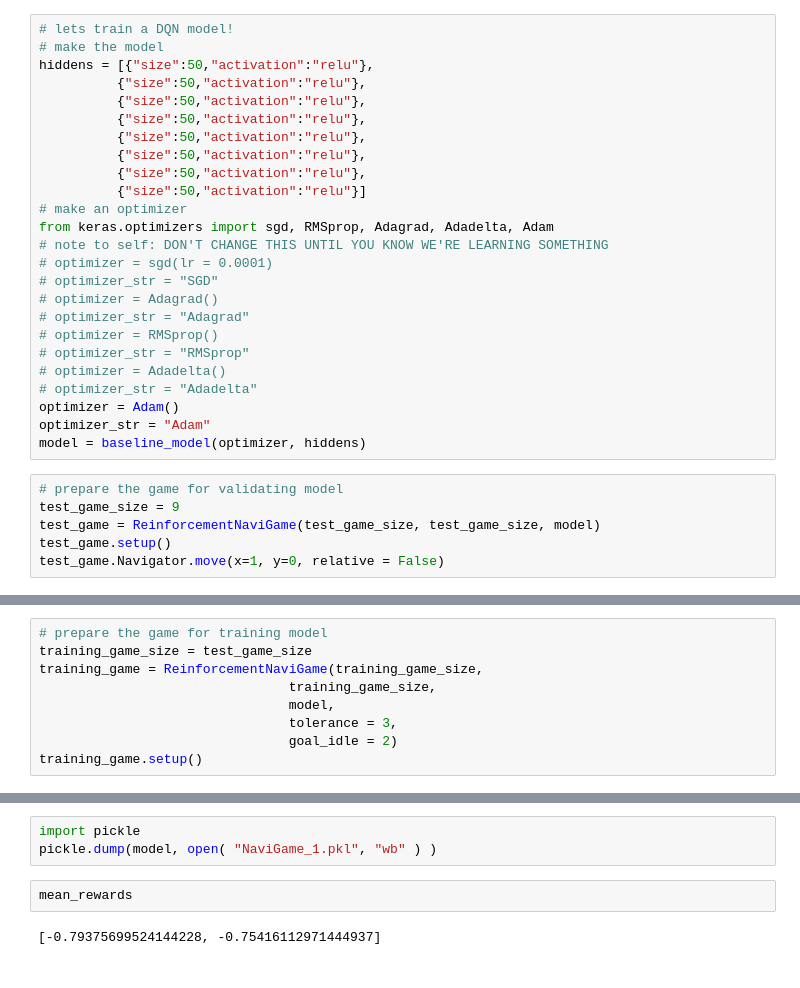
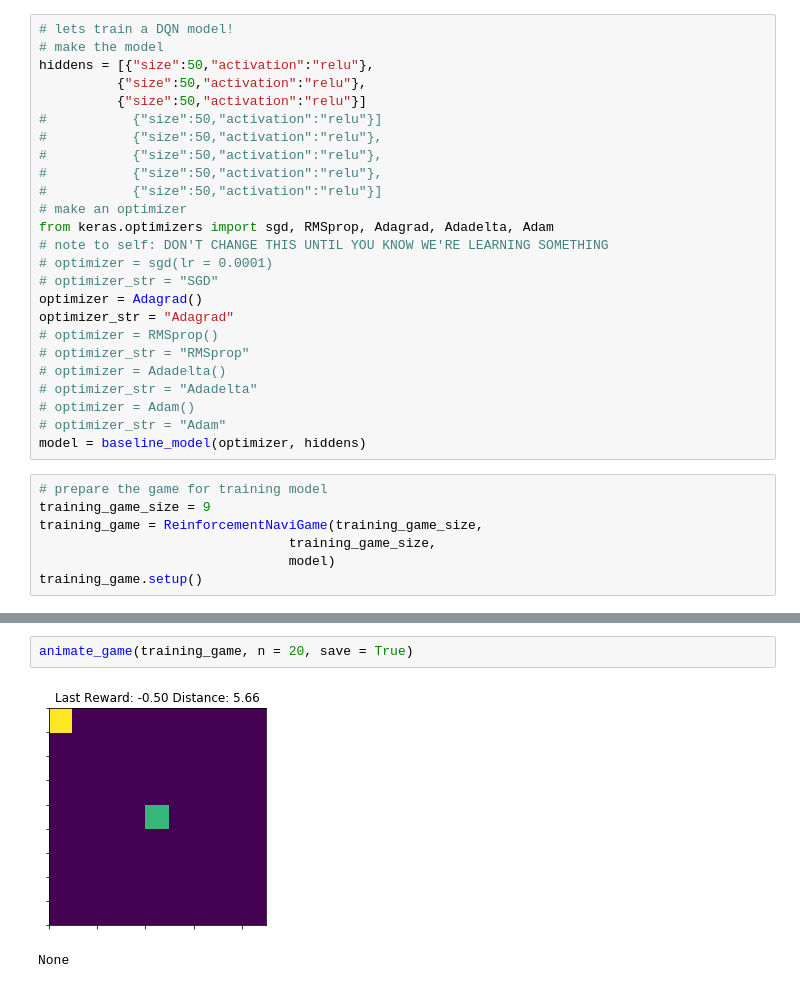
Before and after one commit to tab0r/Neural.Swarms, a Jupyter notebook: NaviGame/Reinforcement Model Training-Two.ipynb, the cells around one changed output, grey strips where cells are left out. Cells and saved outputs as stored; diff of their text form.

```diff
--- a/NaviGame/Reinforcement Model Training-Two.ipynb
+++ b/NaviGame/Reinforcement Model Training-Two.ipynb
@@ -8,29 +8,30 @@ Using Theano backend.
 # make the model
 hiddens = [{"size":50,"activation":"relu"},
           {"size":50,"activation":"relu"},
-          {"size":50,"activation":"relu"},
-          {"size":50,"activation":"relu"},
-          {"size":50,"activation":"relu"},
-          {"size":50,"activation":"relu"},
-          {"size":50,"activation":"relu"},
           {"size":50,"activation":"relu"}]
+#           {"size":50,"activation":"relu"}]
+#           {"size":50,"activation":"relu"},
+#           {"size":50,"activation":"relu"},
+#           {"size":50,"activation":"relu"},
+#           {"size":50,"activation":"relu"}]
 # make an optimizer
 from keras.optimizers import sgd, RMSprop, Adagrad, Adadelta, Adam
 # note to self: DON'T CHANGE THIS UNTIL YOU KNOW WE'RE LEARNING SOMETHING
 # optimizer = sgd(lr = 0.0001)
 # optimizer_str = "SGD"
-# optimizer = Adagrad()
-# optimizer_str = "Adagrad"
+optimizer = Adagrad()
+optimizer_str = "Adagrad"
 # optimizer = RMSprop()
 # optimizer_str = "RMSprop"
 # optimizer = Adadelta()
 # optimizer_str = "Adadelta"
-optimizer = Adam()
-optimizer_str = "Adam"
+# optimizer = Adam()
+# optimizer_str = "Adam"
 model = baseline_model(optimizer, hiddens)
 # %%
-# prepare the game for validating model
-test_game_size = 9
-test_game = ReinforcementNaviGame(test_game_size, test_game_size, model)
-test_game.setup()
-test_game.Navigator.move(x=1, y=0, relative = False)
+# prepare the game for training model
+training_game_size = 9
+training_game = ReinforcementNaviGame(training_game_size,
+                                training_game_size,
+                                model)
+training_game.setup()
@@ -46,10 +38 @@ None
-# %%
-# prepare the game for training model
-training_game_size = test_game_size
-training_game = ReinforcementNaviGame(training_game_size,
-                                training_game_size,
-                                model,
-                                tolerance = 3,
-                                goal_idle = 2)
-training_game.setup()
 # %%
@@ -118,8 +101,6 @@ pl.savefig("rl_plots" + "_with_replay_50_neurons_per_later" + file_str + ".png")
 pl.show()
-# %%
-import pickle
-pickle.dump(model, open( "NaviGame_1.pkl", "wb" ) )
-# %%
-mean_rewards
-# %% [output]
-[-0.79375699524144228, -0.75416112971444937]
+# %%
+animate_game(training_game, n = 20, save = True)
+# %% [output]
+[figure, added]
+None
```
Also changed, not shown: parts of 7 cells of this notebook, 11 other files.
